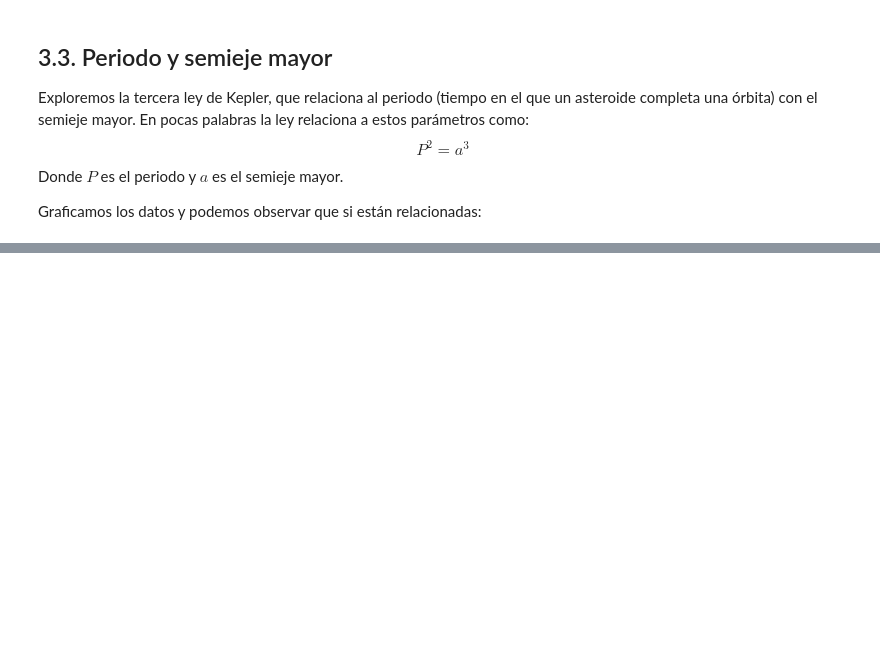
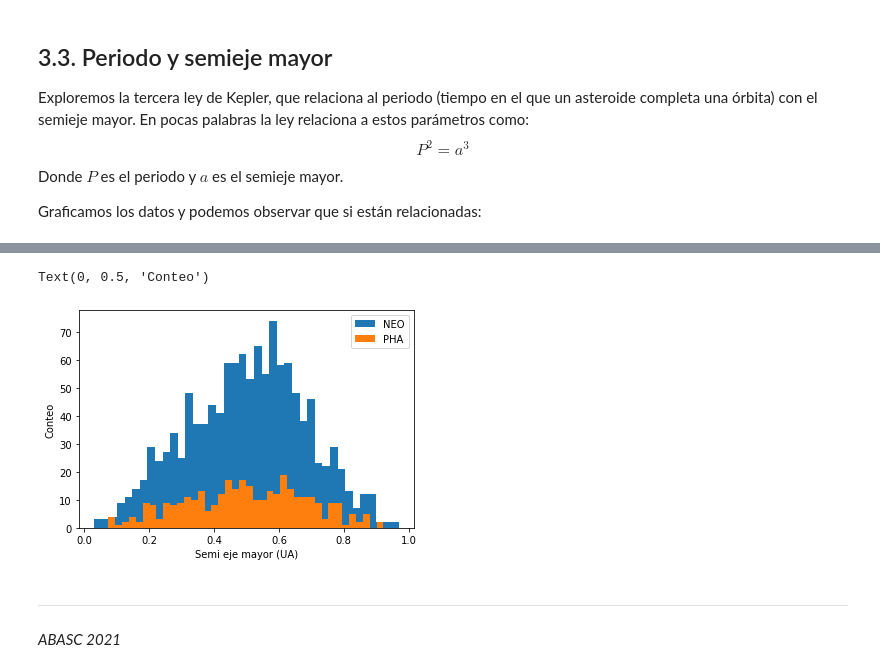
Before and after one commit to LudCano/ClaseAsteroides, a Jupyter notebook: Taller 1.ipynb, the cells around one changed output, grey strips where cells are left out. Saved outputs shown, nothing was run; the diff lists cells and outputs as text; code cells hidden in the pictures; blank space fills up the shorter version.

```diff
--- a/Taller 1.ipynb
+++ b/Taller 1.ipynb
@@ -317,0 +406,12 @@ plt.xscale("log")
+# %%
+plt.hist(neo["e"], bins = 40, label = "NEO")
+plt.hist(pha["e"], bins = 40, label = "PHA")
+plt.legend()
+plt.xlabel("Semi eje mayor (UA)")
+plt.ylabel("Conteo")
+# %% [output]
+Text(0, 0.5, 'Conteo')
+[figure, added]
+# %% [markdown]
+-------------------
+*ABASC 2021*
```
Also changed, not shown: parts of 28 cells of this notebook.
